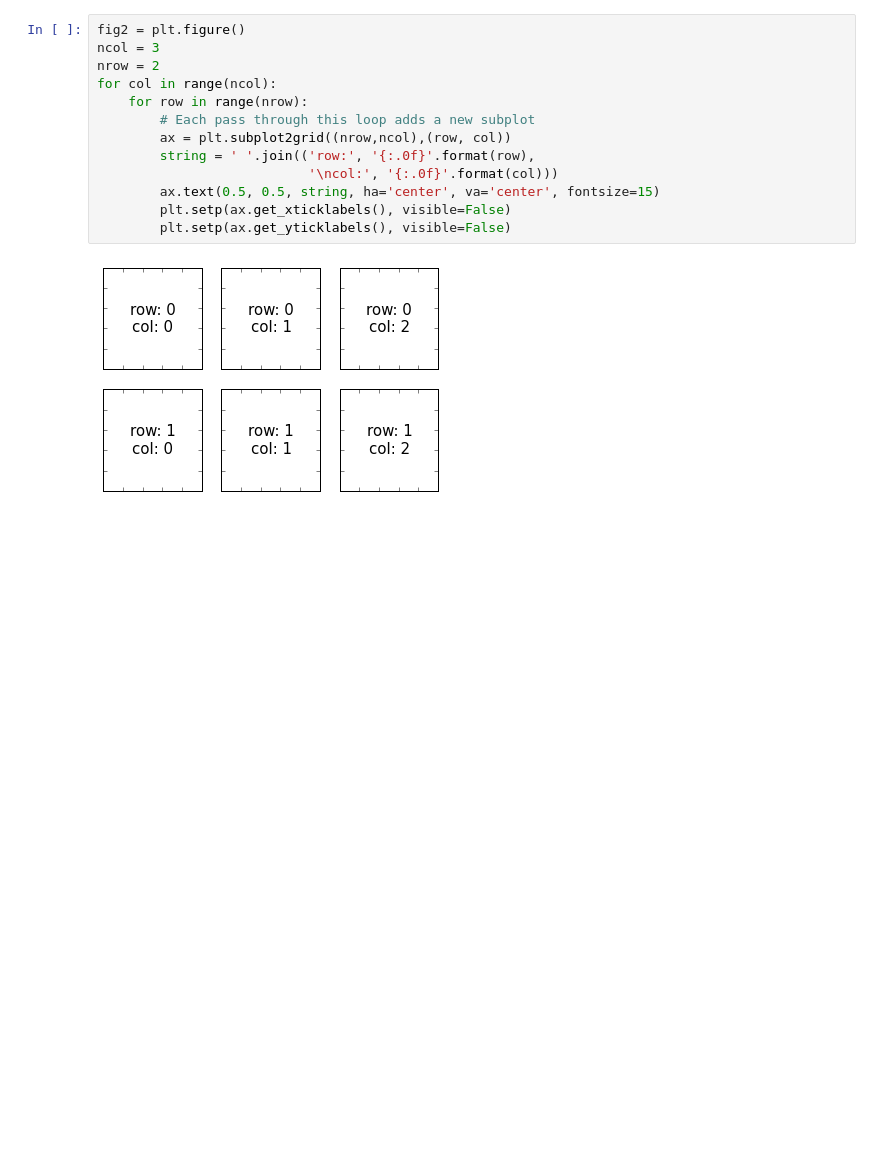
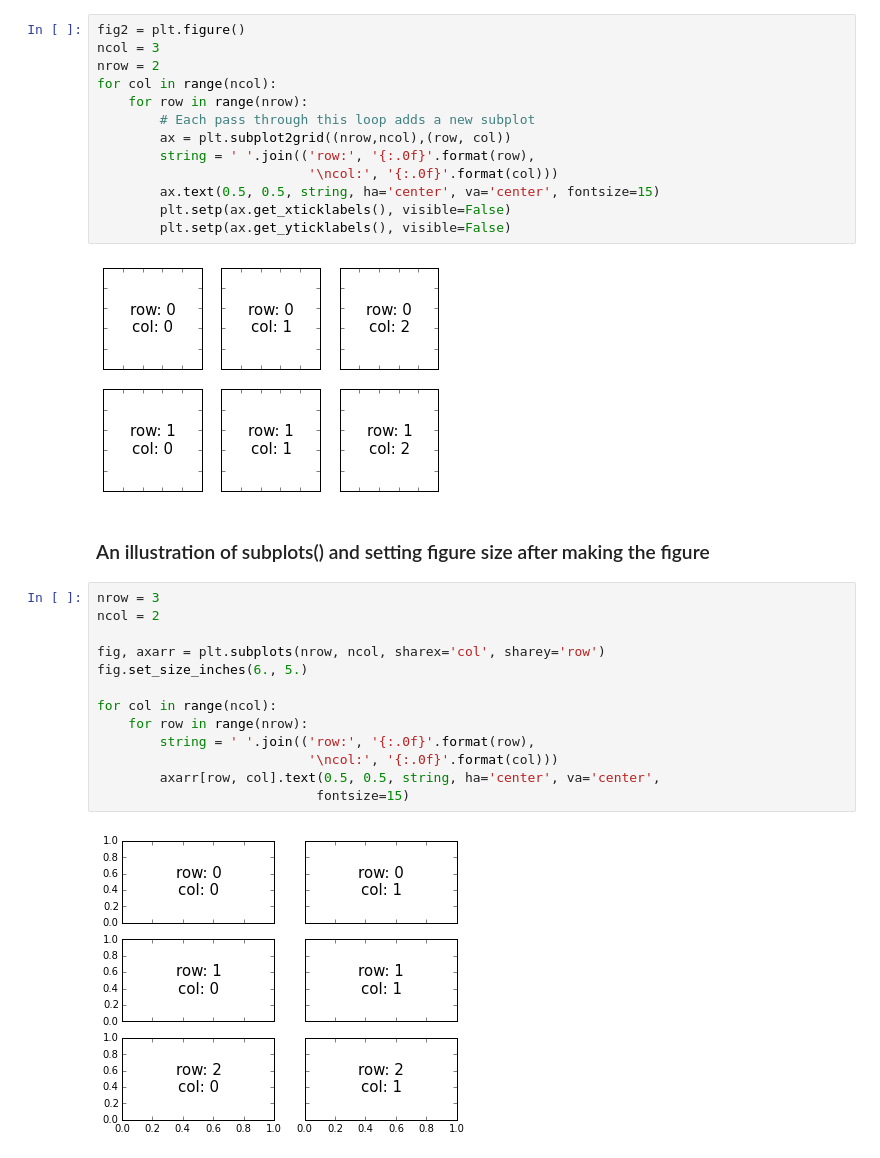
Before and after one commit to kls2177/LDEO-python-users, a Jupyter notebook: LDEO Python Plotting Class Sept. 30, 2015.ipynb, the cells around one changed output. Cells and saved outputs as stored; diff of their text form; blank space fills up the shorter version.

Commit message:
added subplots() and fig.set_size_inches() examples

```diff
--- a/LDEO Python Plotting Class Sept. 30, 2015.ipynb
+++ b/LDEO Python Plotting Class Sept. 30, 2015.ipynb
@@ -101,3 +101,20 @@ for col in range(ncol):
         plt.setp(ax.get_yticklabels(), visible=False)
 # %% [output]
 [figure]
+# %% [markdown]
+### An illustration of subplots() and setting figure size after making the figure
+# %%
+nrow = 3
+ncol = 2
+
+fig, axarr = plt.subplots(nrow, ncol, sharex='col', sharey='row')
+fig.set_size_inches(6., 5.)
+
+for col in range(ncol):
+    for row in range(nrow):
+        string = ' '.join(('row:', '{:.0f}'.format(row),
+                           '\ncol:', '{:.0f}'.format(col)))
+        axarr[row, col].text(0.5, 0.5, string, ha='center', va='center',
+                            fontsize=15)
+# %% [output]
+[figure, added]
```
Also changed, not shown: parts of 1 cell of this notebook.
